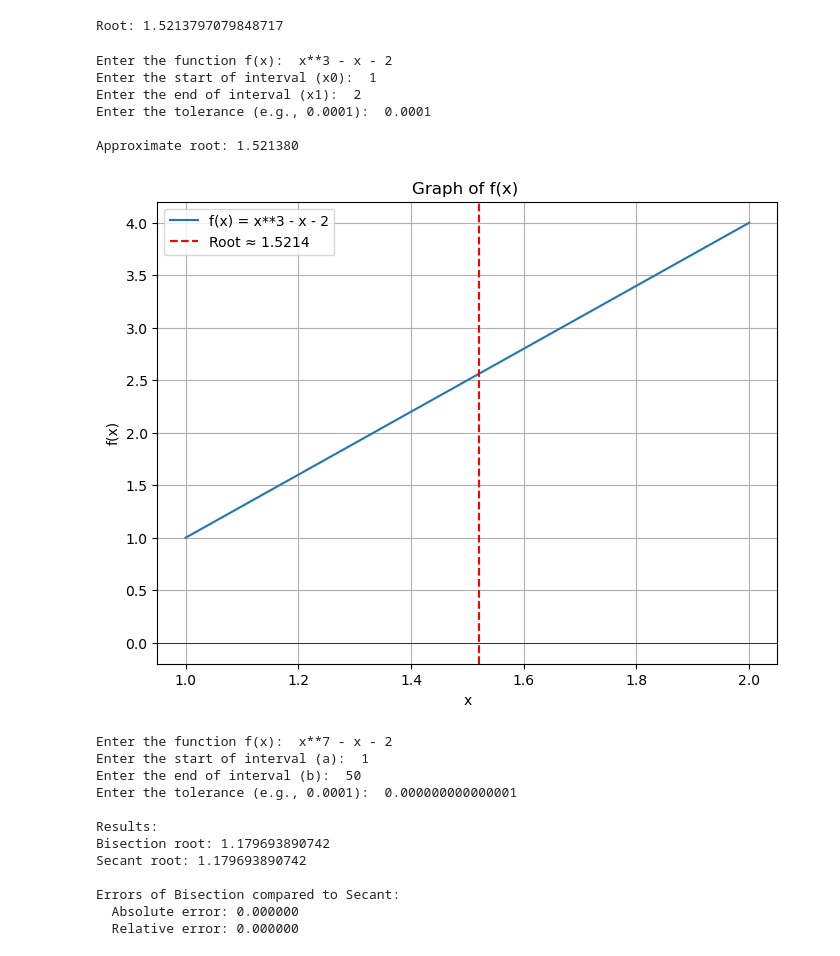
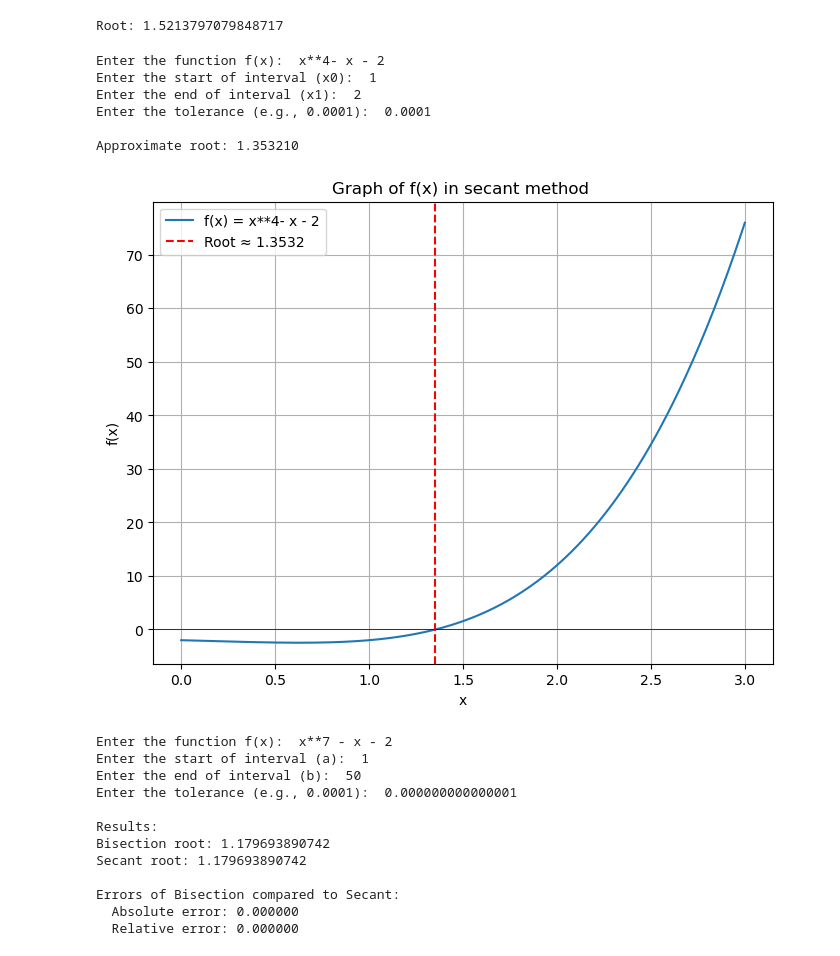
Before and after one commit to 080bct12alex/Numerical_Method_lab, a Jupyter notebook: 1st lab/nm_lab1.ipynb, the cells around one changed output. Cells and saved outputs as stored; diff of their text form; code cells hidden in the pictures.

```diff
--- a/1st lab/nm_lab1.ipynb
+++ b/1st lab/nm_lab1.ipynb
@@ -74,7 +74,7 @@ if root is not None:
     plt.plot(x_vals, y_vals, label=f'f(x) = {user_function}')
     plt.axhline(0, color='black', linewidth=0.5)
     plt.axvline(root, color='red', linestyle='--', label=f'Root ≈ {root:.4f}')
-    plt.title('Bisection Method')
+    plt.title('Graph of f(x) in Bisection Method')
     plt.xlabel('x')
     plt.ylabel('f(x)')
     plt.grid(True)
@@ -135,36 +135,36 @@ def secant(f, x0, x1, tolerance):
         x1 = x2
     return x2
 
 
 
 root = secant(f, x0, x1, tolerance)
 
 if root is not None:
     print(f"\nApproximate root: {root:.6f}")
 
 
     x_vals = np.linspace(x0 - 1, x1 + 1, 400)
     y_vals = [f(x) for x in x_vals]
 
 
     plt.figure(figsize=(8, 6))
-    plt.plot(x, y, label=f'f(x) = {user_function}')
+    plt.plot(x_vals, y_vals, label=f'f(x) = {user_function}')
     plt.axhline(0, color='black', linewidth=0.5)
     plt.axvline(root, color='red', linestyle='--', label=f'Root ≈ {root:.4f}')
-    plt.title('Graph of f(x) ')
+    plt.title('Graph of f(x) in secant method ')
     plt.xlabel('x')
     plt.ylabel('f(x)')
     plt.grid(True)
     plt.legend()
     plt.show()
 else:
     print("No root found in the given interval.")
 # %% [output]
-Enter the function f(x):  x**3 - x - 2
+Enter the function f(x):  x**4- x - 2
 Enter the start of interval (x0):  1
 Enter the end of interval (x1):  2
 Enter the tolerance (e.g., 0.0001):  0.0001
 
-Approximate root: 1.521380
+Approximate root: 1.353210
-[figure, old version]
+[figure, new version]
 # %%
```
Also changed, not shown: parts of 6 cells of this notebook, 1 other file.
